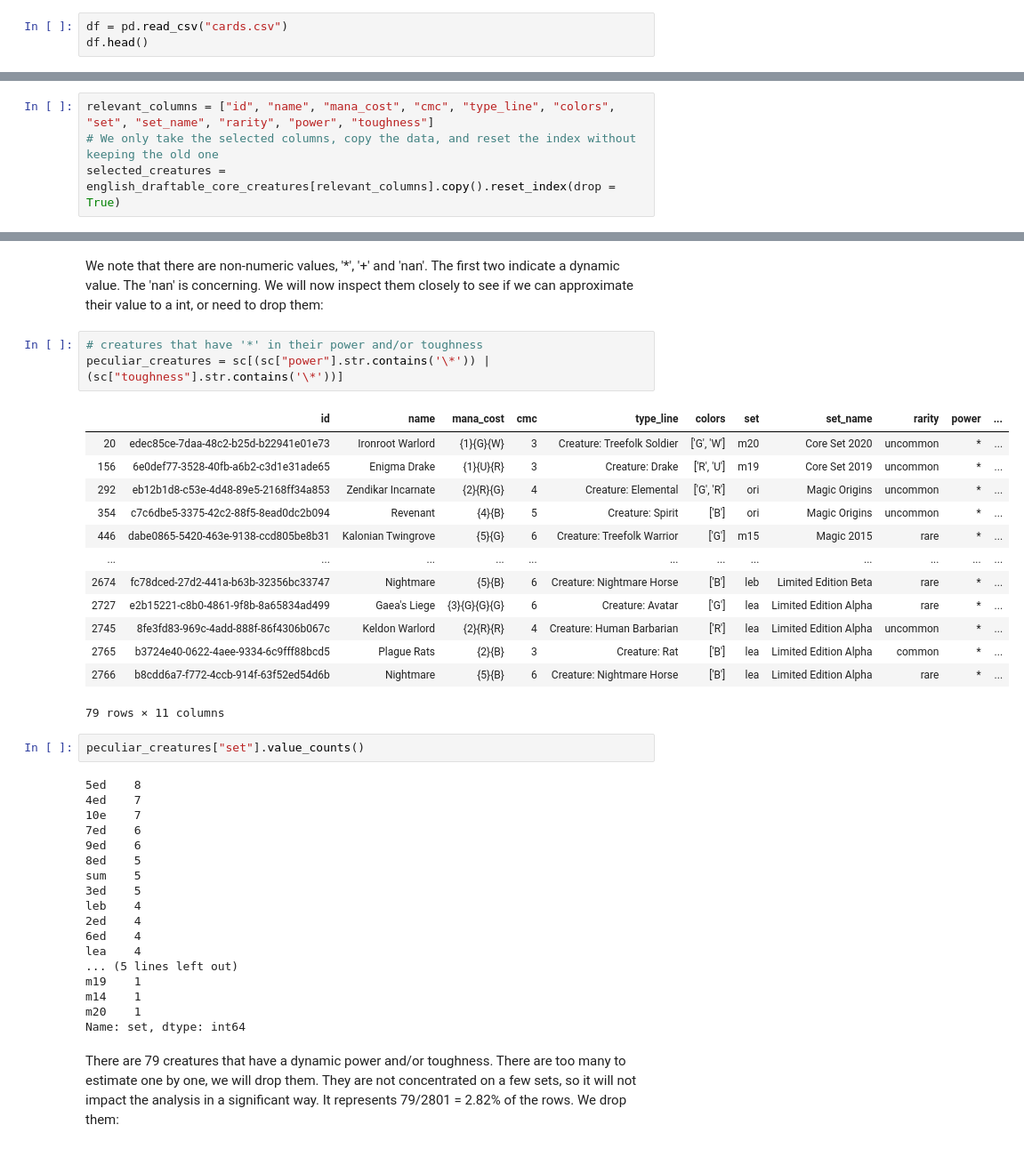
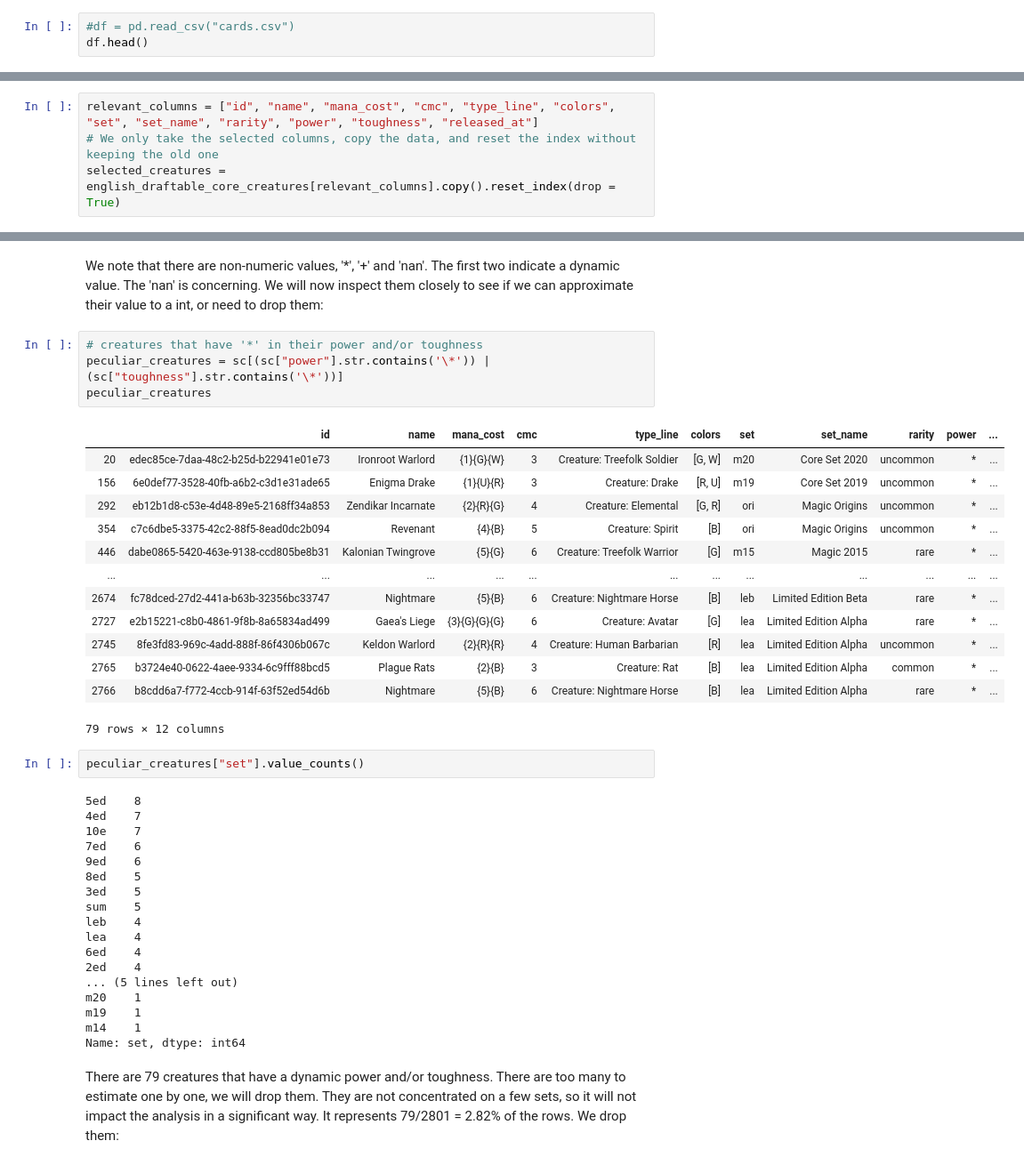
Before and after one commit to MaximeBastion/DataScience-MTG-Power-Creep, a Jupyter notebook: MTG - Creature Power-Creep.ipynb, the cells around one changed output, grey strips where cells are left out. Shown at 89% size. Drawn from its saved outputs; the diff is of its cells as text.

```diff
--- a/MTG - Creature Power-Creep.ipynb
+++ b/MTG - Creature Power-Creep.ipynb
@@ -32,7 +17,7 @@ df.to_csv("cards.csv", index = None)
 # %% [markdown]
 Opening and quickly inspecting the csv
 # %%
-df = pd.read_csv("cards.csv")
+#df = pd.read_csv("cards.csv")
 df.head()
 # %% [output]
 |  | object | id | oracle_id | multiverse_ids | name | printed_name | lang | released_at | uri | ... |
@@ -156,7 +141,7 @@ We started with 51 230 cards and we now only work with 2 801, which is about 5.4
 # %% [markdown]
 ### Excluding unnecessary columns
 # %%
-relevant_columns = ["id", "name", "mana_cost", "cmc", "type_line", "colors", "set", "set_name", "rarity", "power", "toughness"]
+relevant_columns = ["id", "name", "mana_cost", "cmc", "type_line", "colors", "set", "set_name", "rarity", "power", "toughness", "released_at"]
 # We only take the selected columns, copy the data, and reset the index without keeping the old one
 selected_creatures = english_draftable_core_creatures[relevant_columns].copy().reset_index(drop = True)
 # %%
@@ -217,20 +203,21 @@ We will now inspect them closely to see if we can approximate their value to a i
 # %%
 # creatures that have '*' in their power and/or toughness
 peculiar_creatures = sc[(sc["power"].str.contains('\*')) | (sc["toughness"].str.contains('\*'))]
+peculiar_creatures
 # %% [output]
 |  | id | name | mana_cost | cmc | type_line | colors | set | set_name | rarity | power | ... |
-| 20 | edec85ce-7daa-48c2-b25d-b22941e01e73 | Ironroot Warlord | {1}{G}{W} | 3 | Creature: Treefolk Soldier | ['G', 'W'] | m20 | Core Set 2020 | uncommon | * | ... |
-| 156 | 6e0def77-3528-40fb-a6b2-c3d1e31ade65 | Enigma Drake | {1}{U}{R} | 3 | Creature: Drake | ['R', 'U'] | m19 | Core Set 2019 | uncommon | * | ... |
-| 292 | eb12b1d8-c53e-4d48-89e5-2168ff34a853 | Zendikar Incarnate | {2}{R}{G} | 4 | Creature: Elemental | ['G', 'R'] | ori | Magic Origins | uncommon | * | ... |
-| 354 | c7c6dbe5-3375-42c2-88f5-8ead0dc2b094 | Revenant | {4}{B} | 5 | Creature: Spirit | ['B'] | ori | Magic Origins | uncommon | * | ... |
-| 446 | dabe0865-5420-463e-9138-ccd805be8b31 | Kalonian Twingrove | {5}{G} | 6 | Creature: Treefolk Warrior | ['G'] | m15 | Magic 2015 | rare | * | ... |
+| 20 | edec85ce-7daa-48c2-b25d-b22941e01e73 | Ironroot Warlord | {1}{G}{W} | 3 | Creature: Treefolk Soldier | [G, W] | m20 | Core Set 2020 | uncommon | * | ... |
+| 156 | 6e0def77-3528-40fb-a6b2-c3d1e31ade65 | Enigma Drake | {1}{U}{R} | 3 | Creature: Drake | [R, U] | m19 | Core Set 2019 | uncommon | * | ... |
+| 292 | eb12b1d8-c53e-4d48-89e5-2168ff34a853 | Zendikar Incarnate | {2}{R}{G} | 4 | Creature: Elemental | [G, R] | ori | Magic Origins | uncommon | * | ... |
+| 354 | c7c6dbe5-3375-42c2-88f5-8ead0dc2b094 | Revenant | {4}{B} | 5 | Creature: Spirit | [B] | ori | Magic Origins | uncommon | * | ... |
+| 446 | dabe0865-5420-463e-9138-ccd805be8b31 | Kalonian Twingrove | {5}{G} | 6 | Creature: Treefolk Warrior | [G] | m15 | Magic 2015 | rare | * | ... |
 | ... | ... | ... | ... | ... | ... | ... | ... | ... | ... | ... | ... |
-| 2674 | fc78dced-27d2-441a-b63b-32356bc33747 | Nightmare | {5}{B} | 6 | Creature: Nightmare Horse | ['B'] | leb | Limited Edition Beta | rare | * | ... |
-| 2727 | e2b15221-c8b0-4861-9f8b-8a65834ad499 | Gaea's Liege | {3}{G}{G}{G} | 6 | Creature: Avatar | ['G'] | lea | Limited Edition Alpha | rare | * | ... |
-| 2745 | 8fe3fd83-969c-4add-888f-86f4306b067c | Keldon Warlord | {2}{R}{R} | 4 | Creature: Human Barbarian | ['R'] | lea | Limited Edition Alpha | uncommon | * | ... |
-| 2765 | b3724e40-0622-4aee-9334-6c9fff88bcd5 | Plague Rats | {2}{B} | 3 | Creature: Rat | ['B'] | lea | Limited Edition Alpha | common | * | ... |
-| 2766 | b8cdd6a7-f772-4ccb-914f-63f52ed54d6b | Nightmare | {5}{B} | 6 | Creature: Nightmare Horse | ['B'] | lea | Limited Edition Alpha | rare | * | ... |
+| 2674 | fc78dced-27d2-441a-b63b-32356bc33747 | Nightmare | {5}{B} | 6 | Creature: Nightmare Horse | [B] | leb | Limited Edition Beta | rare | * | ... |
+| 2727 | e2b15221-c8b0-4861-9f8b-8a65834ad499 | Gaea's Liege | {3}{G}{G}{G} | 6 | Creature: Avatar | [G] | lea | Limited Edition Alpha | rare | * | ... |
+| 2745 | 8fe3fd83-969c-4add-888f-86f4306b067c | Keldon Warlord | {2}{R}{R} | 4 | Creature: Human Barbarian | [R] | lea | Limited Edition Alpha | uncommon | * | ... |
+| 2765 | b3724e40-0622-4aee-9334-6c9fff88bcd5 | Plague Rats | {2}{B} | 3 | Creature: Rat | [B] | lea | Limited Edition Alpha | common | * | ... |
+| 2766 | b8cdd6a7-f772-4ccb-914f-63f52ed54d6b | Nightmare | {5}{B} | 6 | Creature: Nightmare Horse | [B] | lea | Limited Edition Alpha | rare | * | ... |
-79 rows × 11 columns
+79 rows × 12 columns
 # %%
 peculiar_creatures["set"].value_counts()
 # %% [output]
@@ -240,16 +227,16 @@ peculiar_creatures["set"].value_counts()
 7ed    6
 9ed    6
 8ed    5
+3ed    5
 sum    5
-3ed    5
 leb    4
+lea    4
+6ed    4
 2ed    4
-6ed    4
-lea    4
 ... (5 lines left out)
+m20    1
 m19    1
 m14    1
-m20    1
 Name: set, dtype: int64
 # %% [markdown]
 There are 79 creatures that have a dynamic power and/or toughness. There are too many to estimate one by one, we will drop them. They are not concentrated on a few sets, so it will not impact the analysis in a significant way.
```
Also changed, not shown: parts of 37 cells of this notebook.
